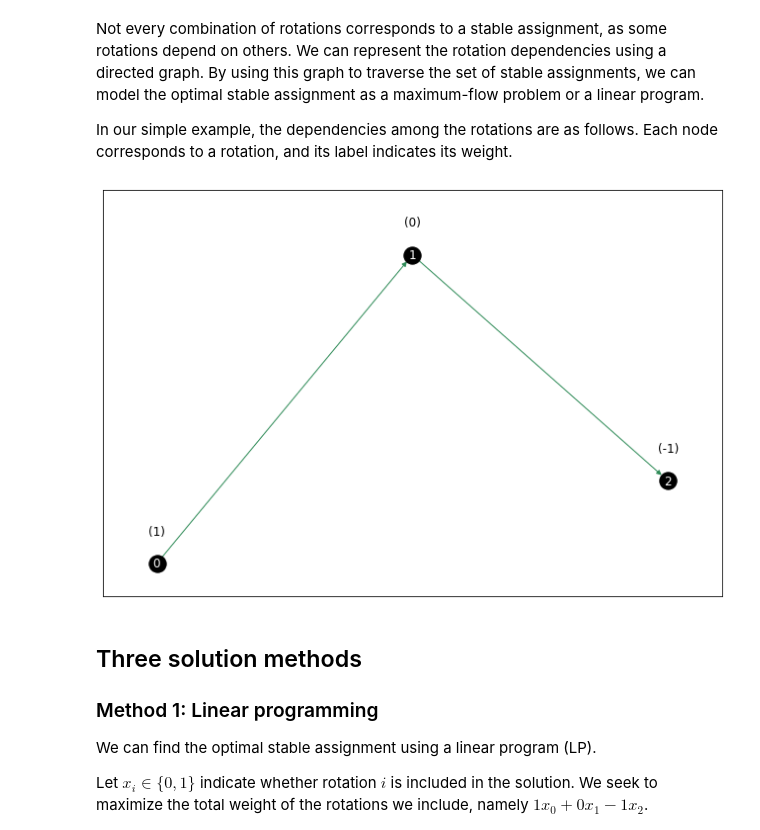
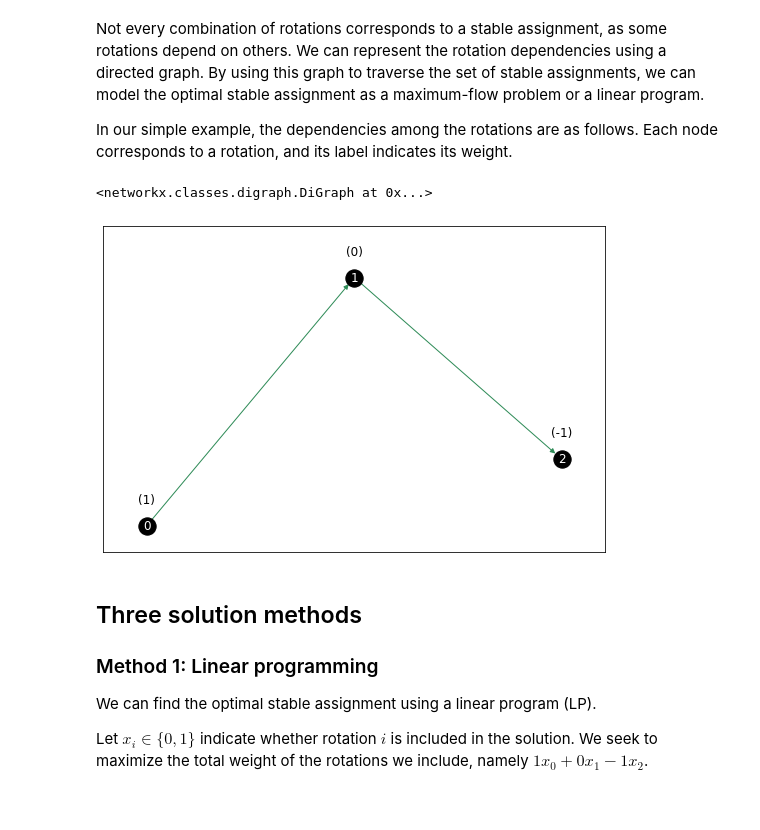
Before and after one commit to maxkapur/assignment, a Jupyter notebook: discussion.ipynb, the cells around one changed output. Drawn from its saved outputs; the diff is of its cells as text; code cells hidden in the pictures; blank space fills up the shorter version.

```diff
--- a/discussion.ipynb
+++ b/discussion.ipynb
@@ -152,10 +151,9 @@ Not every combination of rotations corresponds to a stable assignment, as some r
 In our simple example, the dependencies among the rotations are as follows. Each node corresponds to a rotation, and its label indicates its weight.
 # %%
 assn_inst.draw_rotation_digraph(augment=False, opt=False, kwargs={'figsize': (9, 6)})
-plt.tight_layout()
-plt.savefig('seminar/rot_digraph.svg')
 # %% [output]
+<networkx.classes.digraph.DiGraph at 0x...>
-[figure, old version]
+[figure, new version]
 # %% [markdown]
 ## Three solution methods
 
```
Also changed, not shown: parts of 10 cells of this notebook, 4 other files.
